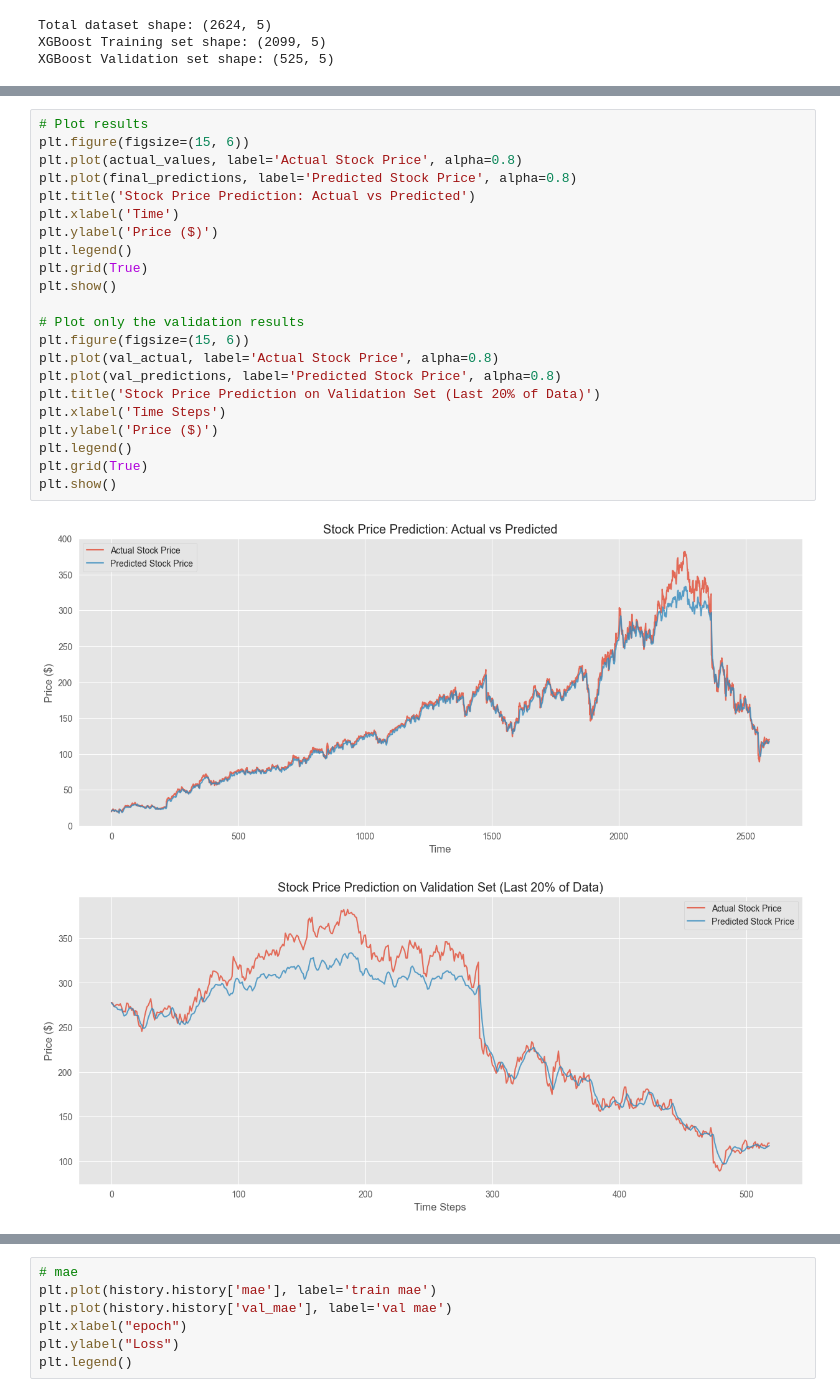
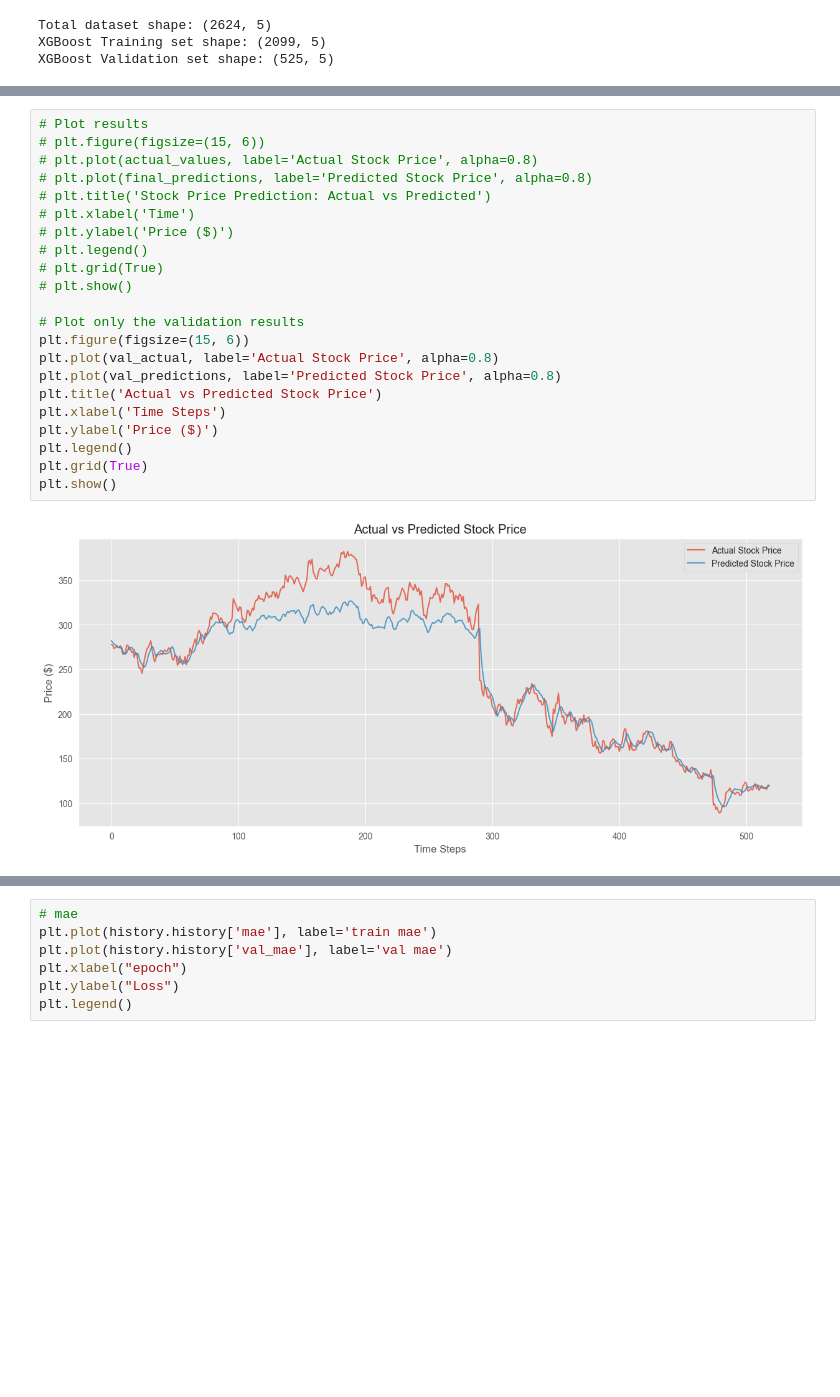
Before and after one commit to mitpoet/2203235_Capstone, a Jupyter notebook: xgboost-lstmVer2.ipynb, the cells around one changed output, grey strips where cells are left out. Cells and saved outputs as stored; diff of their text form; blank space fills up the shorter version.

```diff
--- a/xgboost-lstmVer2.ipynb
+++ b/xgboost-lstmVer2.ipynb
@@ -283,28 +282,27 @@ R2 Score: 0.9394
 # %%
 # Plot results
-plt.figure(figsize=(15, 6))
-plt.plot(actual_values, label='Actual Stock Price', alpha=0.8)
-plt.plot(final_predictions, label='Predicted Stock Price', alpha=0.8)
-plt.title('Stock Price Prediction: Actual vs Predicted')
-plt.xlabel('Time')
-plt.ylabel('Price ($)')
-plt.legend()
-plt.grid(True)
-plt.show()
+# plt.figure(figsize=(15, 6))
+# plt.plot(actual_values, label='Actual Stock Price', alpha=0.8)
+# plt.plot(final_predictions, label='Predicted Stock Price', alpha=0.8)
+# plt.title('Stock Price Prediction: Actual vs Predicted')
+# plt.xlabel('Time')
+# plt.ylabel('Price ($)')
+# plt.legend()
+# plt.grid(True)
+# plt.show()
 
 # Plot only the validation results
 plt.figure(figsize=(15, 6))
 plt.plot(val_actual, label='Actual Stock Price', alpha=0.8)
 plt.plot(val_predictions, label='Predicted Stock Price', alpha=0.8)
-plt.title('Stock Price Prediction on Validation Set (Last 20% of Data)')
+plt.title('Actual vs Predicted Stock Price')
 plt.xlabel('Time Steps')
 plt.ylabel('Price ($)')
 plt.legend()
 plt.grid(True)
 plt.show()
 # %% [output]
-[figure, old version]
+[figure, new version]
-[figure, removed]
 # %%
 # loss
 plt.plot(history.history['loss'], label='train loss')
```
Also changed, not shown: parts of 5 cells of this notebook, 2 other files.
